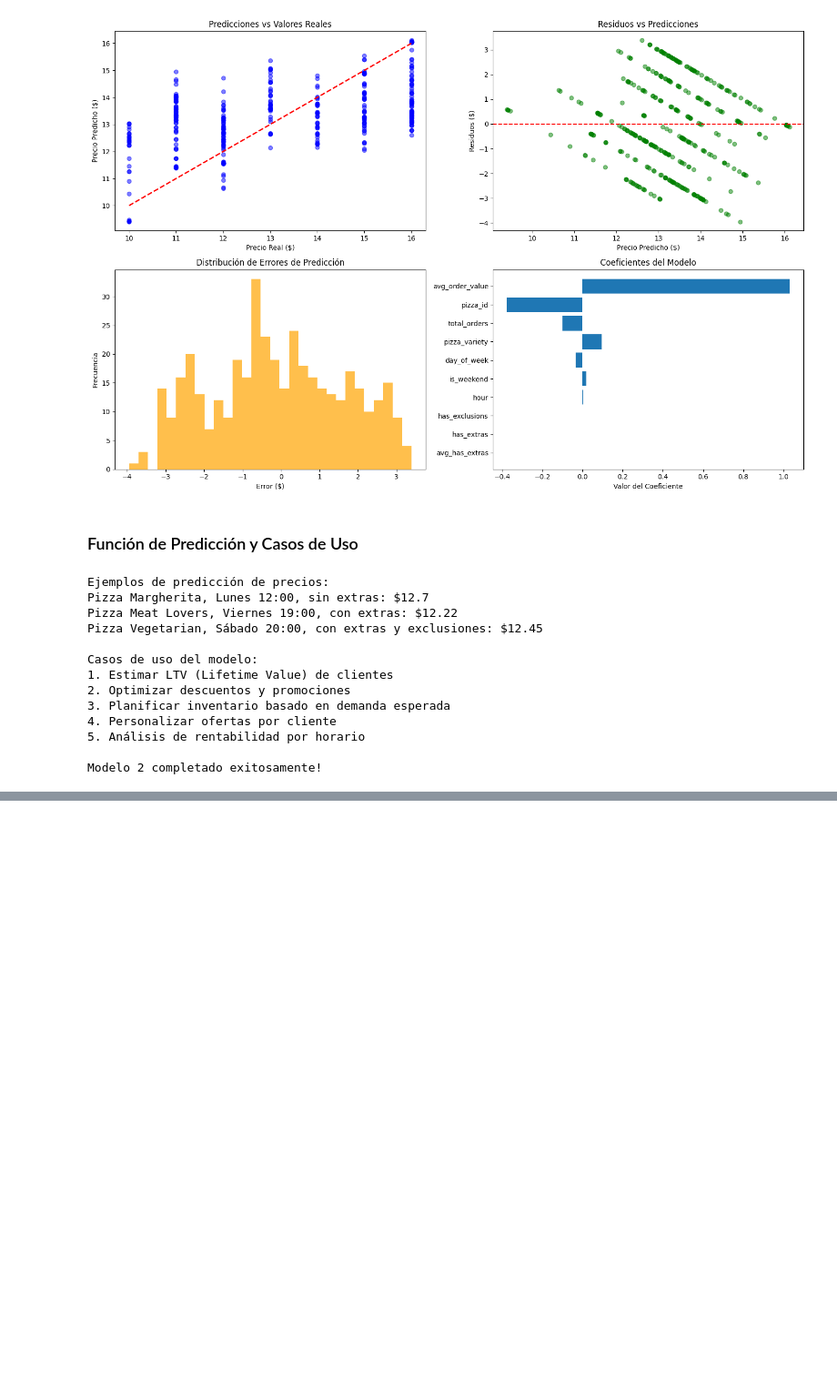
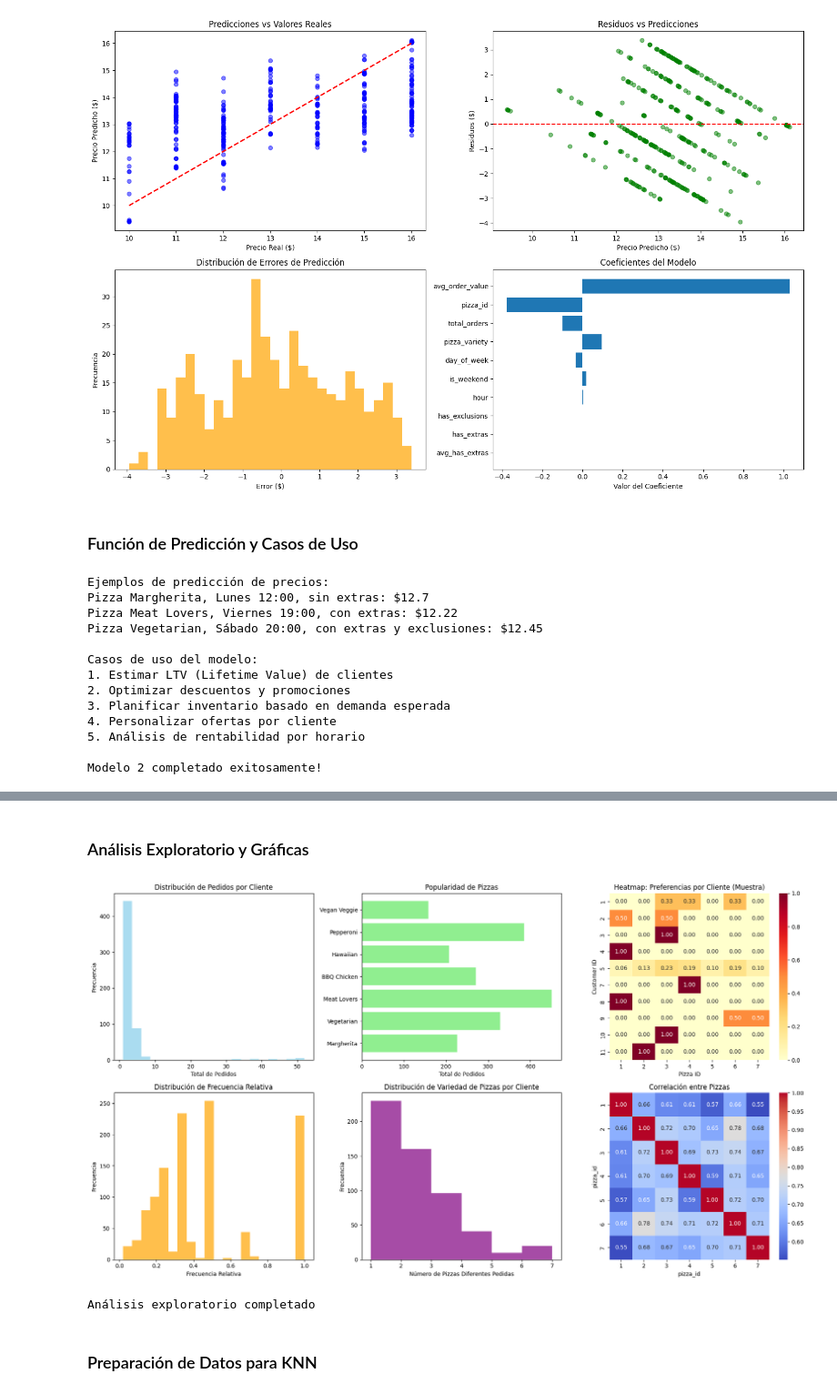
Before and after one commit to MAP0218675/Inteligencia-Artificial-Avanzada, a Jupyter notebook: Copia de Dannys_Pizza_week2_HWK.ipynb, the cells around one changed output, grey strips where cells are left out. Shown at 91% size. Drawn from its saved outputs; the diff is of its cells as text; code cells hidden in the pictures; blank space fills up the shorter version.

```diff
--- a/Copia de Dannys_Pizza_week2_HWK.ipynb
+++ b/Copia de Dannys_Pizza_week2_HWK.ipynb
@@ -2041,0 +2079,15 @@ Modelo 2 completado exitosamente!
+# %%
+# Normalizar por cliente (frecuencia relativa)
+pizza_matrix_norm = pizza_matrix.div(pizza_matrix.sum(axis=1), axis=0)
+
+print("Matriz normalizada (frecuencia relativa por cliente):")
+print(pizza_matrix_norm.head())
+
+# Análisis de patrones de pedidos
+customer_order_patterns = pizza_matrix.sum(axis=1)
+pizza_popularity = pizza_matrix.sum(axis=0)
+
+print(f"\nEstadísticas de patrones:")
+print(f"Promedio de pedidos por cliente: {customer_order_patterns.mean():.2f}")
+print(f"Pizza más popular: {pizza_names[pizza_names['pizza_id'] == pizza_popularity.idxmax()]['pizza_name'].iloc[0]}")
+print(f"Pizza menos popular: {pizza_names[pizza_names['pizza_id'] == pizza_popularity.idxmin()]['pizza_name'].iloc[0]}")
@@ -2041,0 +2112,56 @@ Modelo 2 completado exitosamente!
+# %% [markdown]
+### Análisis Exploratorio y Gráficas
+# %%
+# Análisis exploratorio
+fig, axes = plt.subplots(2, 3, figsize=(18, 10))
+
+# Gráfica 1: Distribución de pedidos por cliente
+axes[0,0].hist(customer_order_patterns, bins=20, alpha=0.7, color='skyblue')
+axes[0,0].set_title('Distribución de Pedidos por Cliente')
+axes[0,0].set_xlabel('Total de Pedidos')
+axes[0,0].set_ylabel('Frecuencia')
+
+# Gráfica 2: Popularidad de pizzas
+pizza_names_dict = dict(zip(pizza_names['pizza_id'], pizza_names['pizza_name']))
+pizza_popularity_named = pizza_popularity.rename(pizza_names_dict)
+axes[0,1].barh(pizza_popularity_named.index, pizza_popularity_named.values, color='lightgreen')
+axes[0,1].set_title('Popularidad de Pizzas')
+axes[0,1].set_xlabel('Total de Pedidos')
+
+# Gráfica 3: Heatmap de matriz cliente-pizza (muestra)
+sample_customers = pizza_matrix_norm.head(10)
+sample_pizzas = pizza_matrix_norm.columns
+sns.heatmap(sample_customers, annot=True, fmt='.2f', cmap='YlOrRd', ax=axes[0,2])
+axes[0,2].set_title('Heatmap: Preferencias por Cliente (Muestra)')
+axes[0,2].set_xlabel('Pizza ID')
+axes[0,2].set_ylabel('Customer ID')
+
+# Gráfica 4: Distribución de frecuencia relativa
+all_ratings = pizza_matrix_norm.values.flatten()
+all_ratings = all_ratings[all_ratings > 0]  # Solo ratings positivos
+axes[1,0].hist(all_ratings, bins=20, alpha=0.7, color='orange')
+axes[1,0].set_title('Distribución de Frecuencia Relativa')
+axes[1,0].set_xlabel('Frecuencia Relativa')
+axes[1,0].set_ylabel('Frecuencia')
+
+# Gráfica 5: Clientes con más variedad
+customer_variety = (pizza_matrix > 0).sum(axis=1)
+axes[1,1].hist(customer_variety, bins=range(1, 8), alpha=0.7, color='purple')
+axes[1,1].set_title('Distribución de Variedad de Pizzas por Cliente')
+axes[1,1].set_xlabel('Número de Pizzas Diferentes Pedidas')
+axes[1,1].set_ylabel('Frecuencia')
+
+# Gráfica 6: Correlación entre pizzas
+pizza_corr = pizza_matrix.corr()
+sns.heatmap(pizza_corr, annot=True, fmt='.2f', cmap='coolwarm', ax=axes[1,2])
+axes[1,2].set_title('Correlación entre Pizzas')
+
+plt.tight_layout()
+plt.show()
+
+print("Análisis exploratorio completado")
+# %% [output]
+[figure, added]
+Análisis exploratorio completado
+# %% [markdown]
+### Preparación de Datos para KNN
```
Also changed, not shown: parts of 18 cells of this notebook.
